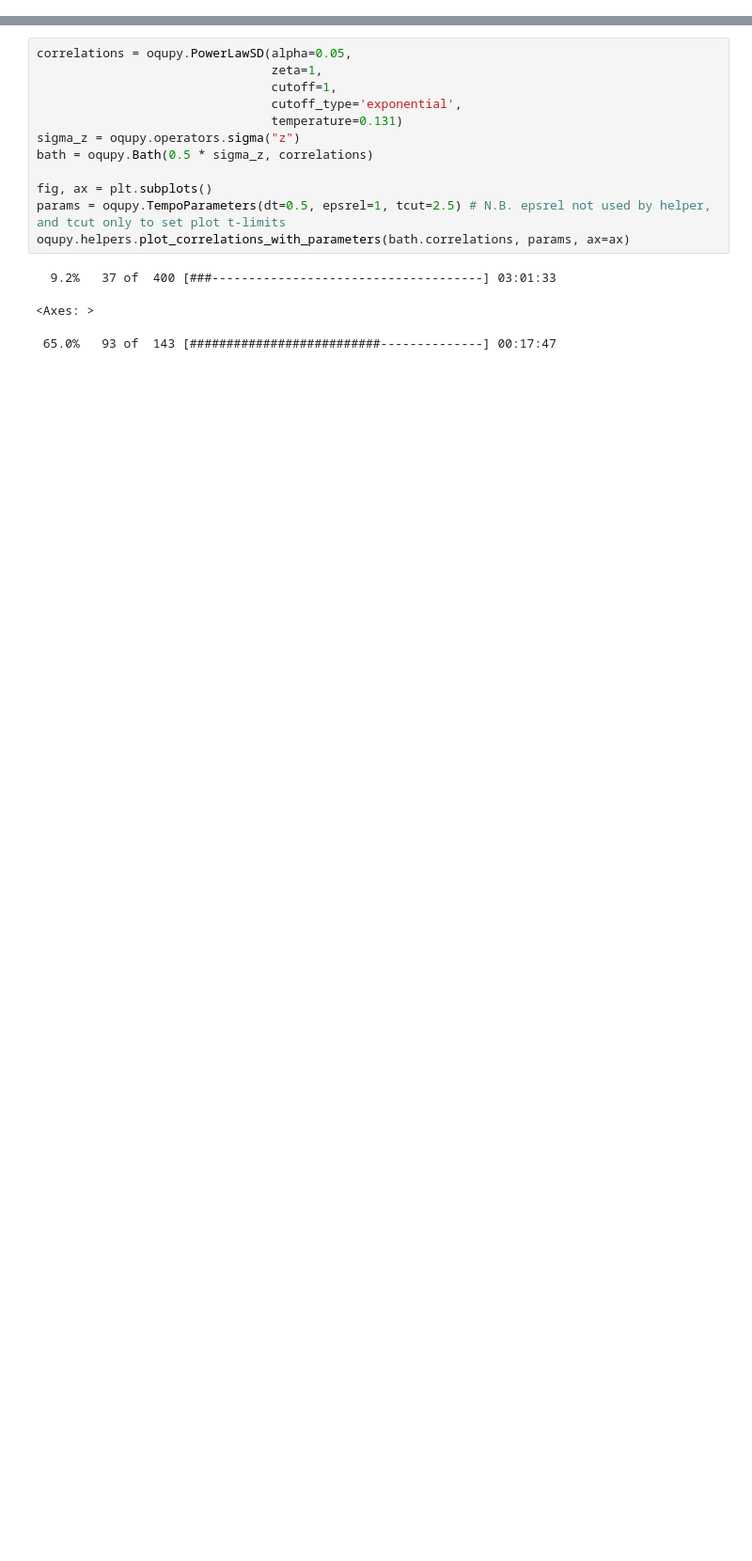
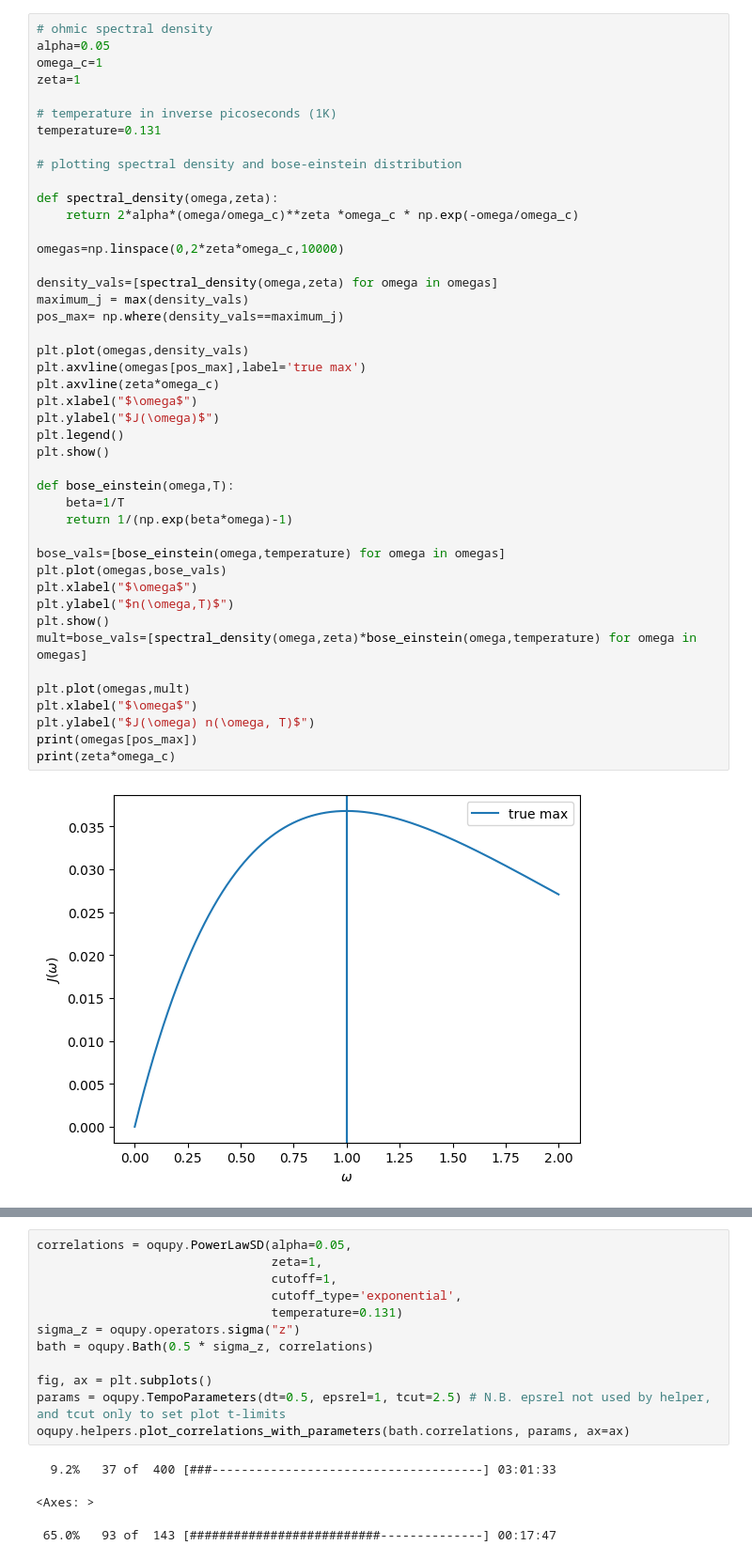
Before and after one commit to ebutler414/OQuPy, a Jupyter notebook: lower_coupling.ipynb, the cells around one changed output, grey strips where cells are left out. Shown at 94% size. Drawn from its saved outputs; the diff is of its cells as text; blank space fills up the shorter version.

```diff
--- a/lower_coupling.ipynb
+++ b/lower_coupling.ipynb
@@ -29,3 +32,49 @@ def hamiltonian_t(t):
 # for ParameterisedSystem
 def hamiltonian_param(hx):
     return hx*oqupy.operators.sigma("x")/2
+# %%
+# ohmic spectral density
+alpha=0.05
+omega_c=1
+zeta=1
+
+# temperature in inverse picoseconds (1K)
+temperature=0.131
+
+# plotting spectral density and bose-einstein distribution
+
+def spectral_density(omega,zeta):
+    return 2*alpha*(omega/omega_c)**zeta *omega_c * np.exp(-omega/omega_c)
+
+omegas=np.linspace(0,2*zeta*omega_c,10000)
+
+density_vals=[spectral_density(omega,zeta) for omega in omegas]
+maximum_j = max(density_vals)
+pos_max= np.where(density_vals==maximum_j)
+
+plt.plot(omegas,density_vals)
+plt.axvline(omegas[pos_max],label='true max')
+plt.axvline(zeta*omega_c)
+plt.xlabel("$\omega$")
+plt.ylabel("$J(\omega)$")
+plt.legend()
+plt.show()
+
+def bose_einstein(omega,T):
+    beta=1/T
+    return 1/(np.exp(beta*omega)-1)
+
+bose_vals=[bose_einstein(omega,temperature) for omega in omegas]
+plt.plot(omegas,bose_vals)
+plt.xlabel("$\omega$")
+plt.ylabel("$n(\omega,T)$")
+plt.show()
+mult=bose_vals=[spectral_density(omega,zeta)*bose_einstein(omega,temperature) for omega in omegas]
+
+plt.plot(omegas,mult)
+plt.xlabel("$\omega$")
+plt.ylabel("$J(\omega) n(\omega, T)$")
+print(omegas[pos_max])
+print(zeta*omega_c)
+# %% [output]
+[figure, added]
```
Also changed, not shown: parts of 13 cells of this notebook, 1 other file.
